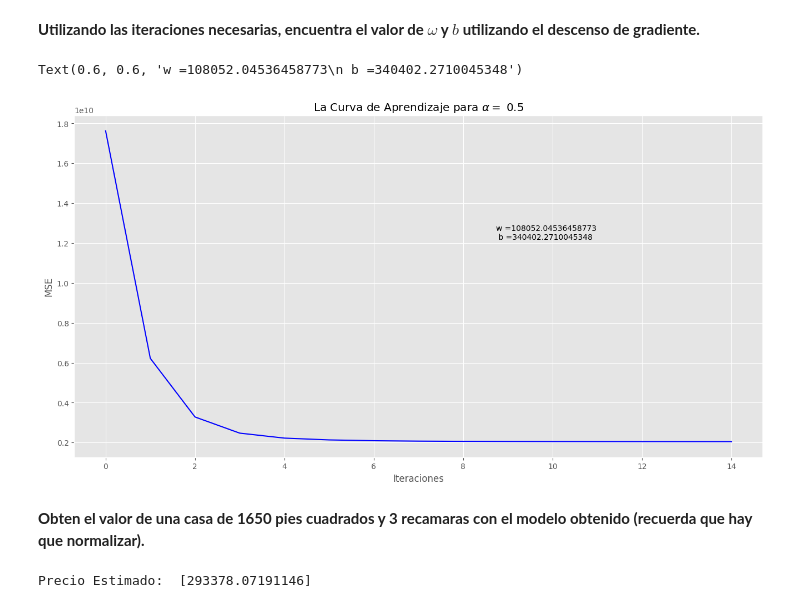
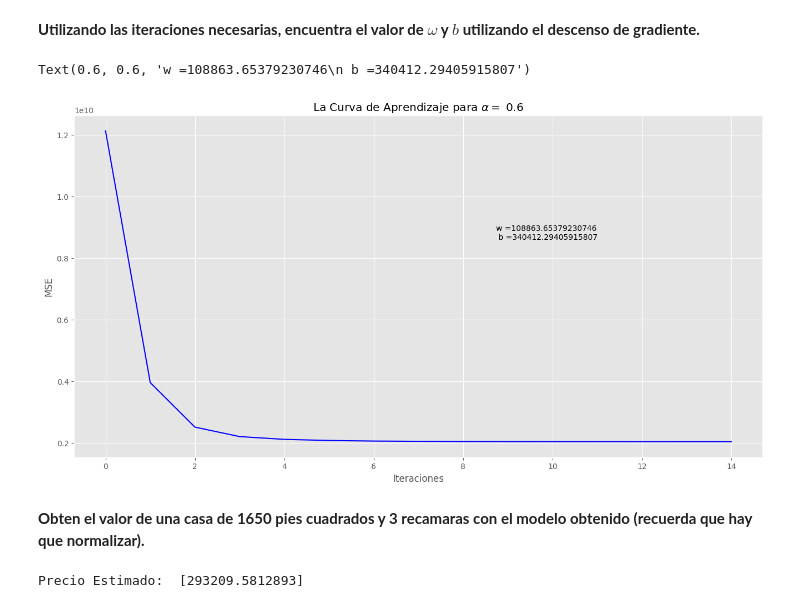
Before and after one commit to AlbertoAmayaSoria/2-Aprendizaje-2026, a Jupyter notebook: reg_lineal.ipynb, the cells around one changed output. Saved outputs shown, nothing was run; the diff lists cells and outputs as text; code cells hidden in the pictures.

```diff
--- a/reg_lineal.ipynb
+++ b/reg_lineal.ipynb
@@ -382,18 +382,18 @@ Text(0, 0.5, 'MSE')
 # %%
 num_iters = 15
 
-alpha = 0.5
+alpha = 0.6
 
 w, b, mse_hist = descenso_gradiente_lotes(x_norm, y, w_ini, b_ini, alpha, num_iters)
 
 plt.title(r"La Curva de Aprendizaje para $\alpha =$ " + str(alpha))
 plt.plot(mse_hist, '-b')
 plt.xlabel('Iteraciones')
 plt.ylabel('MSE')
 plt.figtext(x = 0.6, y = 0.6, s = "w ={}\n b ={}".format(w[0], b))
 # %% [output]
-Text(0.6, 0.6, 'w =108052.04536458773\n b =340402.2710045348')
+Text(0.6, 0.6, 'w =108863.65379230746\n b =340412.29405915807')
-[figure, old version]
+[figure, new version]
 # %% [markdown]
 **Obten el valor de una casa de 1650 pies cuadrados y 3 recamaras con el modelo obtenido (recuerda que hay que normalizar).**
 # %%
@@ -406,4 +406,4 @@ y_est = x_norm @ w + b
 
 print("Precio Estimado: ", y_est)
 # %% [output]
-Precio Estimado:  [293378.07191146]
+Precio Estimado:  [293209.5812893]
```
